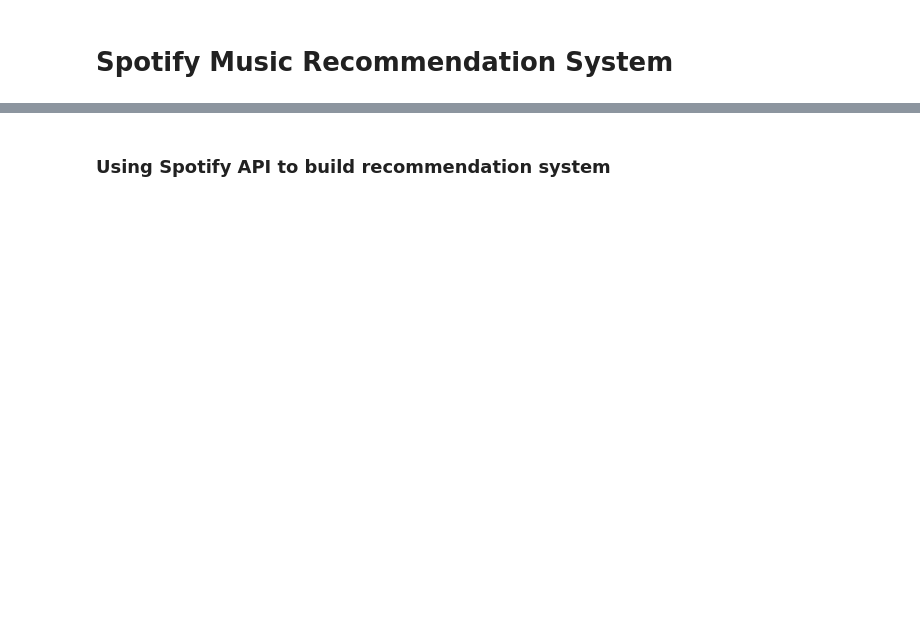
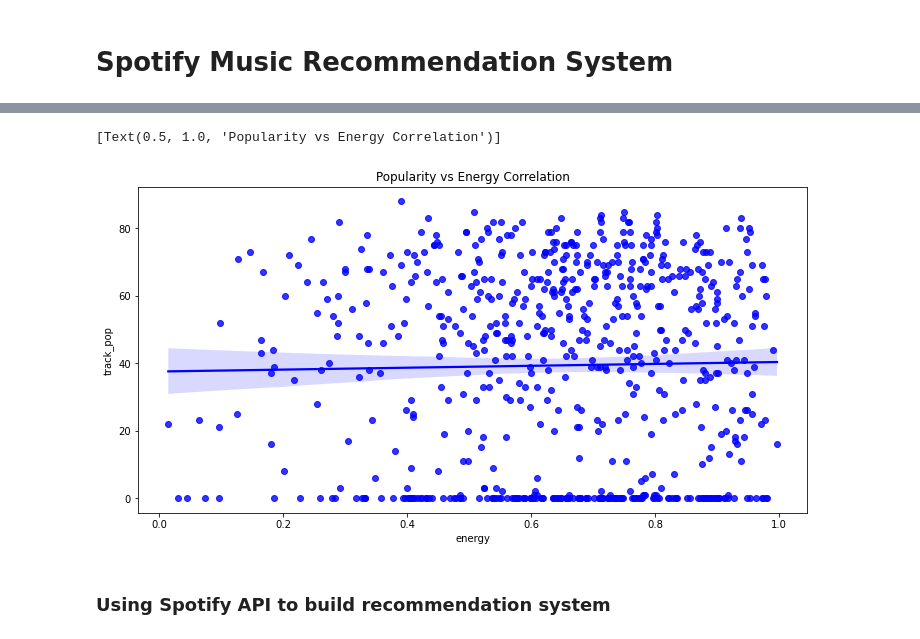
Before and after one commit to Hadryan/Spotify-Music-Recommendation-2, a Jupyter notebook: spotifyrecommender.ipynb, the cells around one changed output, grey strips where cells are left out. Saved outputs shown, nothing was run; the diff lists cells and outputs as text; code cells hidden in the pictures; blank space fills up the shorter version.

```diff
--- a/spotifyrecommender.ipynb
+++ b/spotifyrecommender.ipynb
@@ -253,6 +112,9 @@ sns.regplot(data=sample_data, y="popularity", x="acousticness",color="purple").s
 # %%
 plt.figure(figsize=(12,6))
-sns.regplot(data=sample_data, y="popularity", x="energy",color="blue").set(title="Popularity vs Energy Correlation")
+sns.regplot(data=sample_data, y="track_pop", x="energy",color="blue").set(title="Popularity vs Energy Correlation")
+# %% [output]
+[Text(0.5, 1.0, 'Popularity vs Energy Correlation')]
+[figure, added]
 # %%
 ##Music Analysis over a decade
 # %%
```
Also changed, not shown: parts of 23 cells of this notebook, 3 other files.
